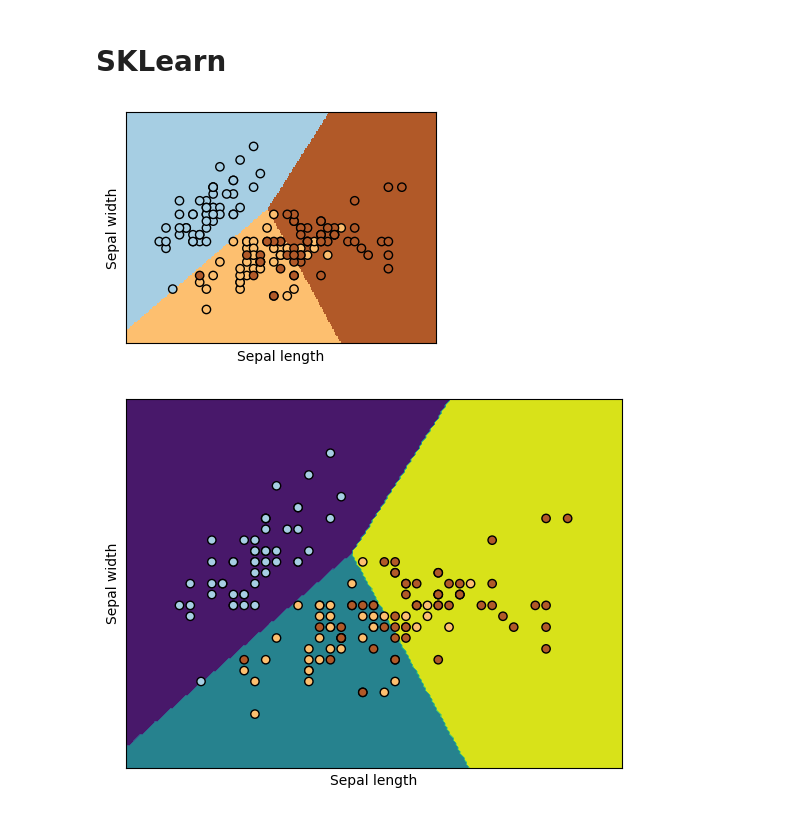
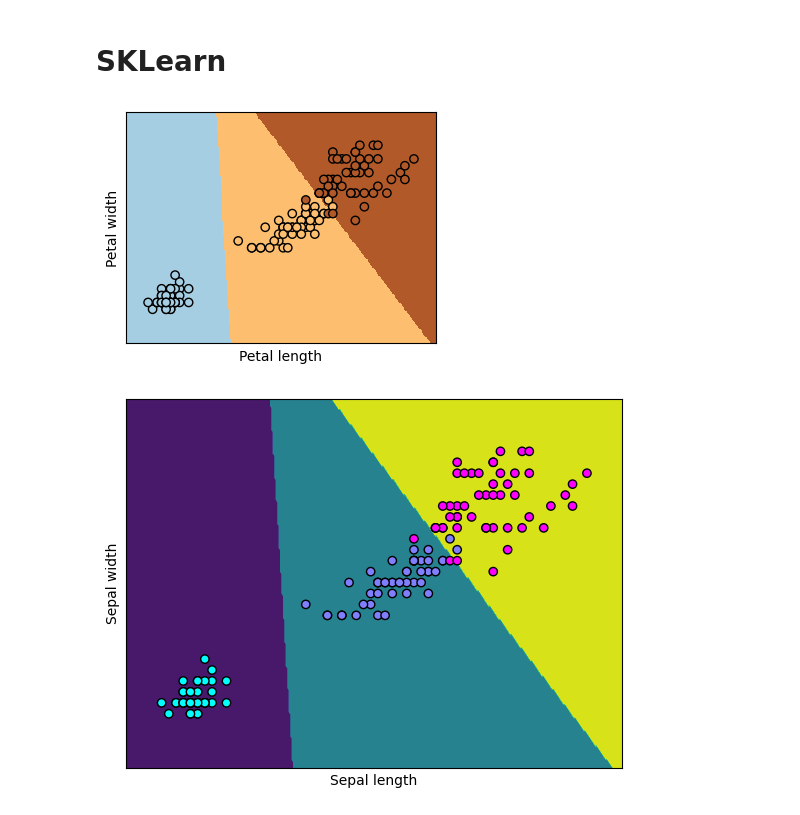
Before and after one commit to ekaratnida/Applied-machine-learning, a Jupyter notebook: Week05-Logistic/Logistic_Reg.ipynb, the cells around one changed output. Saved outputs shown, nothing was run; the diff lists cells and outputs as text; code cells hidden in the pictures.

```diff
--- a/Week05-Logistic/Logistic_Reg.ipynb
+++ b/Week05-Logistic/Logistic_Reg.ipynb
@@ -127,8 +128,11 @@ from sklearn import datasets
 
 # import some data to play with
 iris = datasets.load_iris()
-X = iris.data[:, :2]  # we only take the first two features.
+#print(iris.DESCR)
+X = iris.data[:, 2:]  # we only take the first two features.
 Y = iris.target
+#print("X = ",X)
+#print("Y = ",Y)
 
 logreg = LogisticRegression()
 
@@ -148,10 +152,10 @@ Z = Z.reshape(xx.shape)
 plt.figure(1, figsize=(4, 3))
 plt.pcolormesh(xx, yy, Z, cmap=plt.cm.Paired)
 
-# Plot also the training points
+# Plot also the training points (150 samples)
 plt.scatter(X[:, 0], X[:, 1], c=Y, edgecolors='k', cmap=plt.cm.Paired)
-plt.xlabel('Sepal length')
-plt.ylabel('Sepal width')
+plt.xlabel('Petal length')
+plt.ylabel('Petal width')
 
 plt.xlim(xx.min(), xx.max())
 plt.ylim(yy.min(), yy.max())
@@ -160,24 +164,24 @@ plt.yticks(())
 
 plt.show()
 # %% [output]
-[figure, old version]
+[figure, new version]
 # %%
 from sklearn.inspection import DecisionBoundaryDisplay
 display = DecisionBoundaryDisplay(
     xx0=xx, xx1=yy, response=Z
 )
 display.plot()
 
 # Plot also the training points
-plt.scatter(X[:, 0], X[:, 1], c=Y, edgecolors='k', cmap=plt.cm.Paired)
+plt.scatter(X[:, 0], X[:, 1], c=Y, edgecolors='k', cmap='cool')
 plt.xlabel('Sepal length')
 plt.ylabel('Sepal width')
 
 plt.xlim(xx.min(), xx.max())
 plt.ylim(yy.min(), yy.max())
 plt.xticks(())
 plt.yticks(())
 
 plt.show()
 # %% [output]
-[figure, old version]
+[figure, new version]
```
Also changed, not shown: parts of 7 cells of this notebook.
